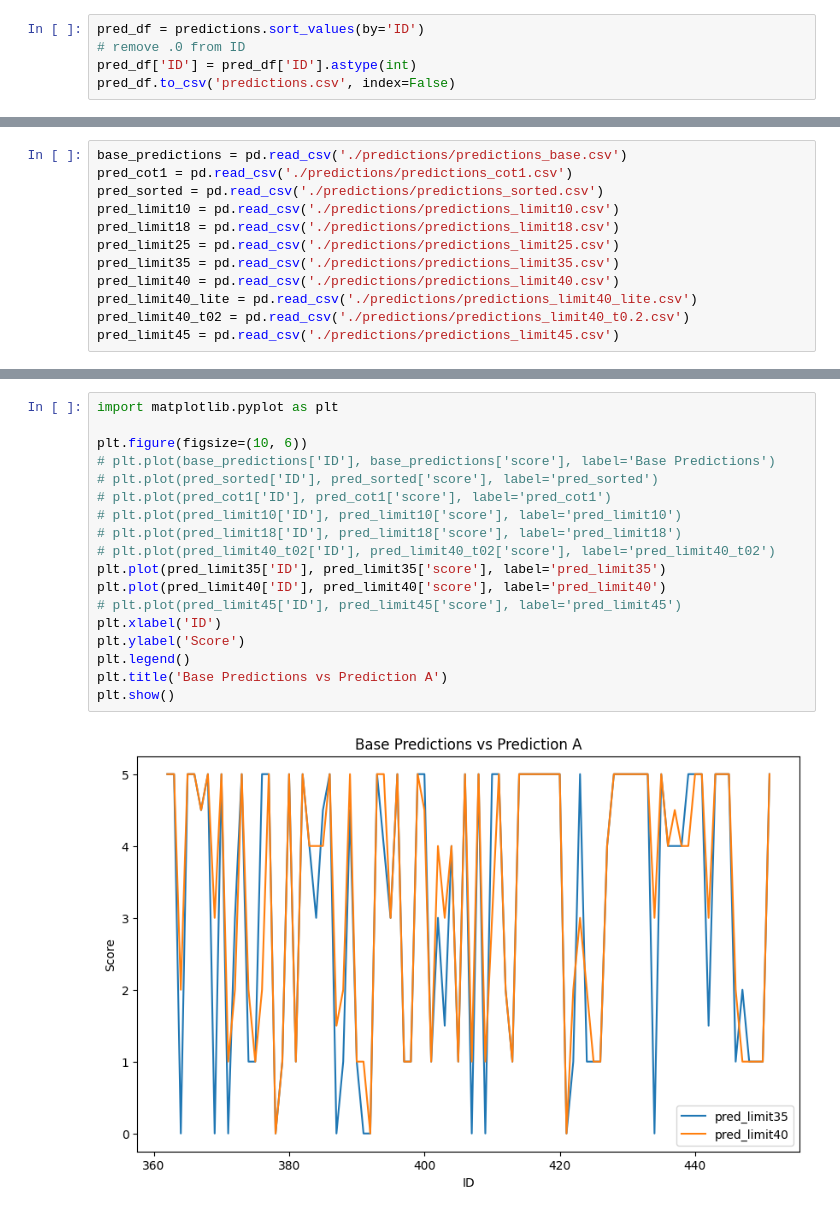
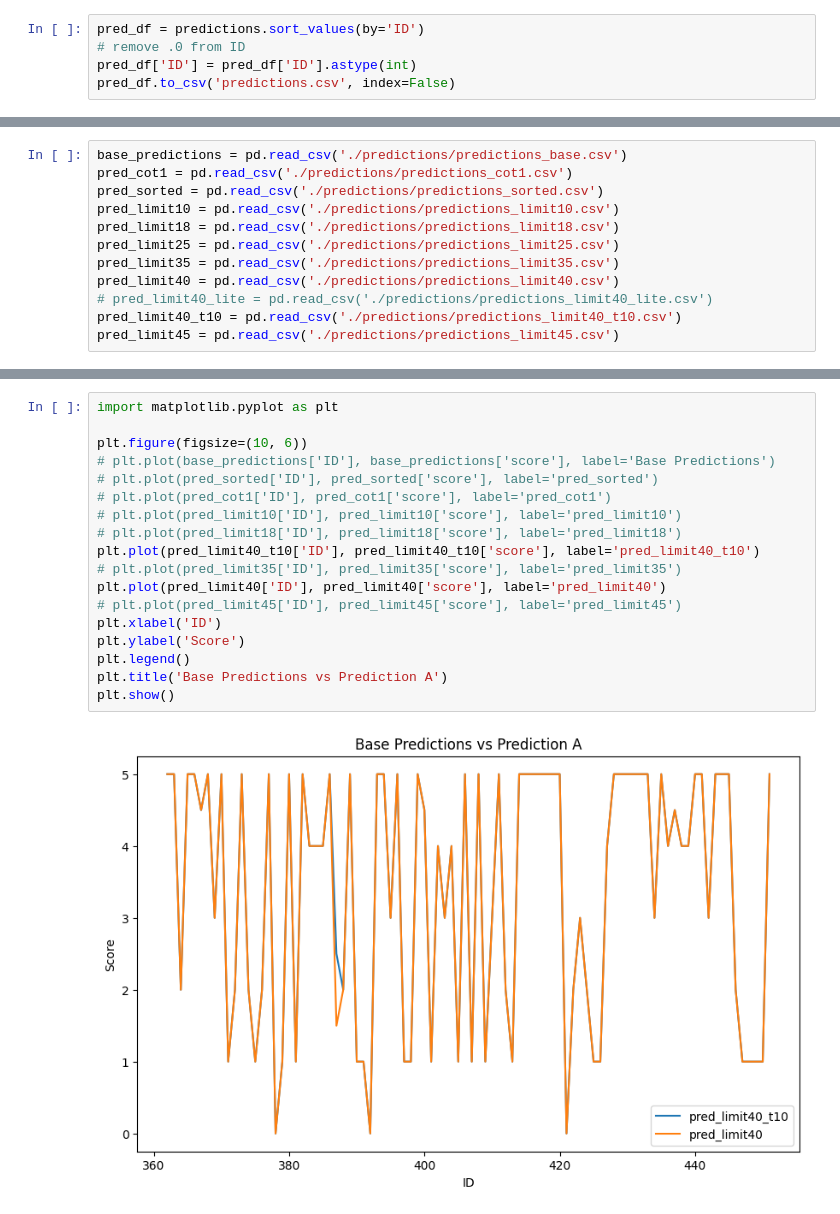
Before and after one commit to bookpanda/2110572-NLP-SYS, a Jupyter notebook: codes/midterm/midterm_prompt.ipynb, the cells around one changed output, grey strips where cells are left out. Cells and saved outputs as stored; diff of their text form.

```diff
--- a/codes/midterm/midterm_prompt.ipynb
+++ b/codes/midterm/midterm_prompt.ipynb
@@ -366,8 +407,8 @@ pred_limit18 = pd.read_csv('./predictions/predictions_limit18.csv')
 pred_limit25 = pd.read_csv('./predictions/predictions_limit25.csv')
 pred_limit35 = pd.read_csv('./predictions/predictions_limit35.csv')
 pred_limit40 = pd.read_csv('./predictions/predictions_limit40.csv')
-pred_limit40_lite = pd.read_csv('./predictions/predictions_limit40_lite.csv')
-pred_limit40_t02 = pd.read_csv('./predictions/predictions_limit40_t0.2.csv')
+# pred_limit40_lite = pd.read_csv('./predictions/predictions_limit40_lite.csv')
+pred_limit40_t10 = pd.read_csv('./predictions/predictions_limit40_t10.csv')
 pred_limit45 = pd.read_csv('./predictions/predictions_limit45.csv')
 # %%
 def avg_diff(a: pd.DataFrame, b: pd.DataFrame) -> float:
@@ -392,20 +434,20 @@ Average difference between limit40 and limit35 predictions: 0.40555555555555556
 # %%
 import matplotlib.pyplot as plt
 
 plt.figure(figsize=(10, 6))
 # plt.plot(base_predictions['ID'], base_predictions['score'], label='Base Predictions')
 # plt.plot(pred_sorted['ID'], pred_sorted['score'], label='pred_sorted')
 # plt.plot(pred_cot1['ID'], pred_cot1['score'], label='pred_cot1')
 # plt.plot(pred_limit10['ID'], pred_limit10['score'], label='pred_limit10')
 # plt.plot(pred_limit18['ID'], pred_limit18['score'], label='pred_limit18')
-# plt.plot(pred_limit40_t02['ID'], pred_limit40_t02['score'], label='pred_limit40_t02')
-plt.plot(pred_limit35['ID'], pred_limit35['score'], label='pred_limit35')
+plt.plot(pred_limit40_t10['ID'], pred_limit40_t10['score'], label='pred_limit40_t10')
+# plt.plot(pred_limit35['ID'], pred_limit35['score'], label='pred_limit35')
 plt.plot(pred_limit40['ID'], pred_limit40['score'], label='pred_limit40')
 # plt.plot(pred_limit45['ID'], pred_limit45['score'], label='pred_limit45')
 plt.xlabel('ID')
 plt.ylabel('Score')
 plt.legend()
 plt.title('Base Predictions vs Prediction A')
 plt.show()
 # %% [output]
-[figure, old version]
+[figure, new version]
```
Also changed, not shown: parts of 15 cells of this notebook, 4 other files.
